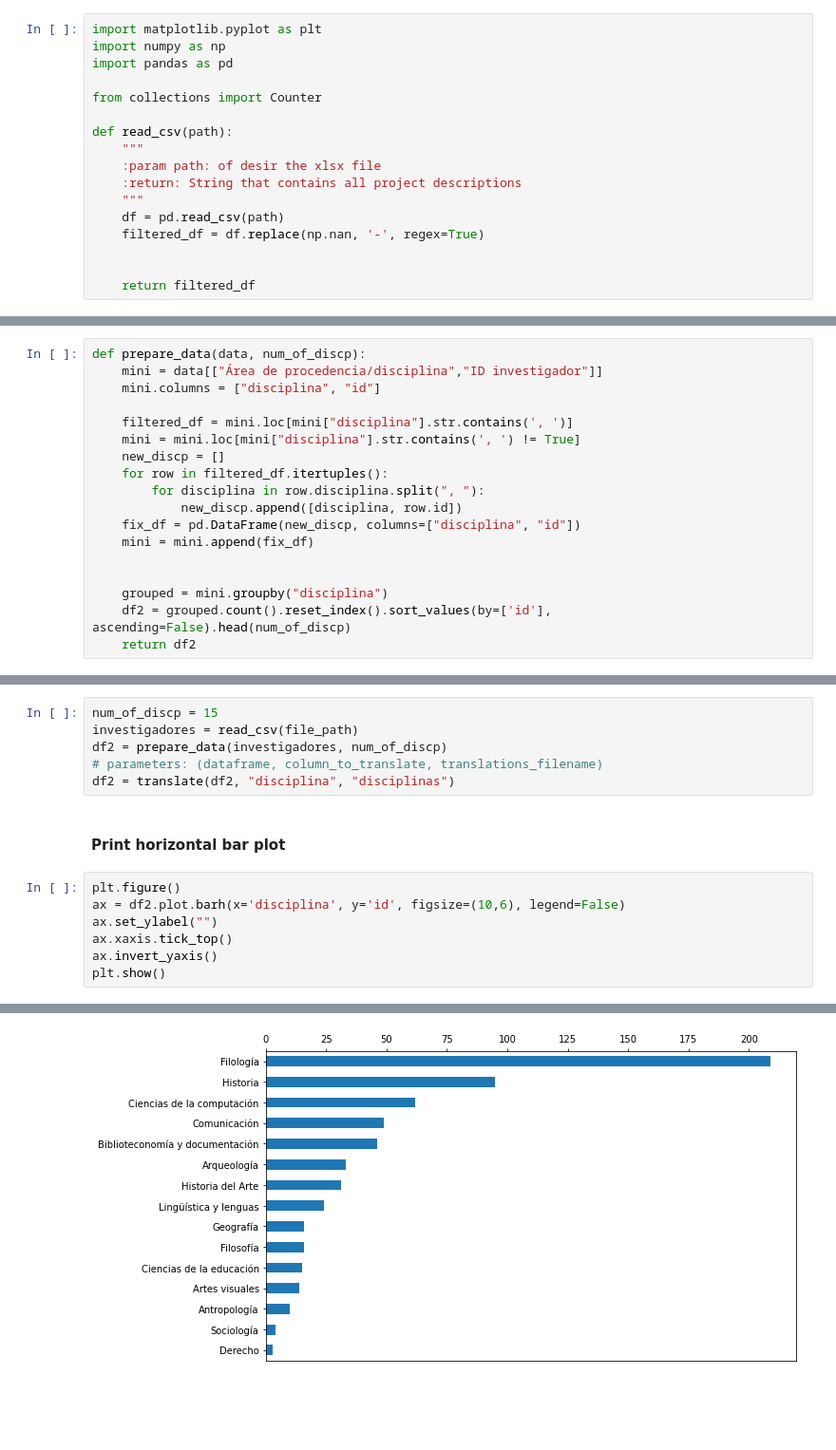
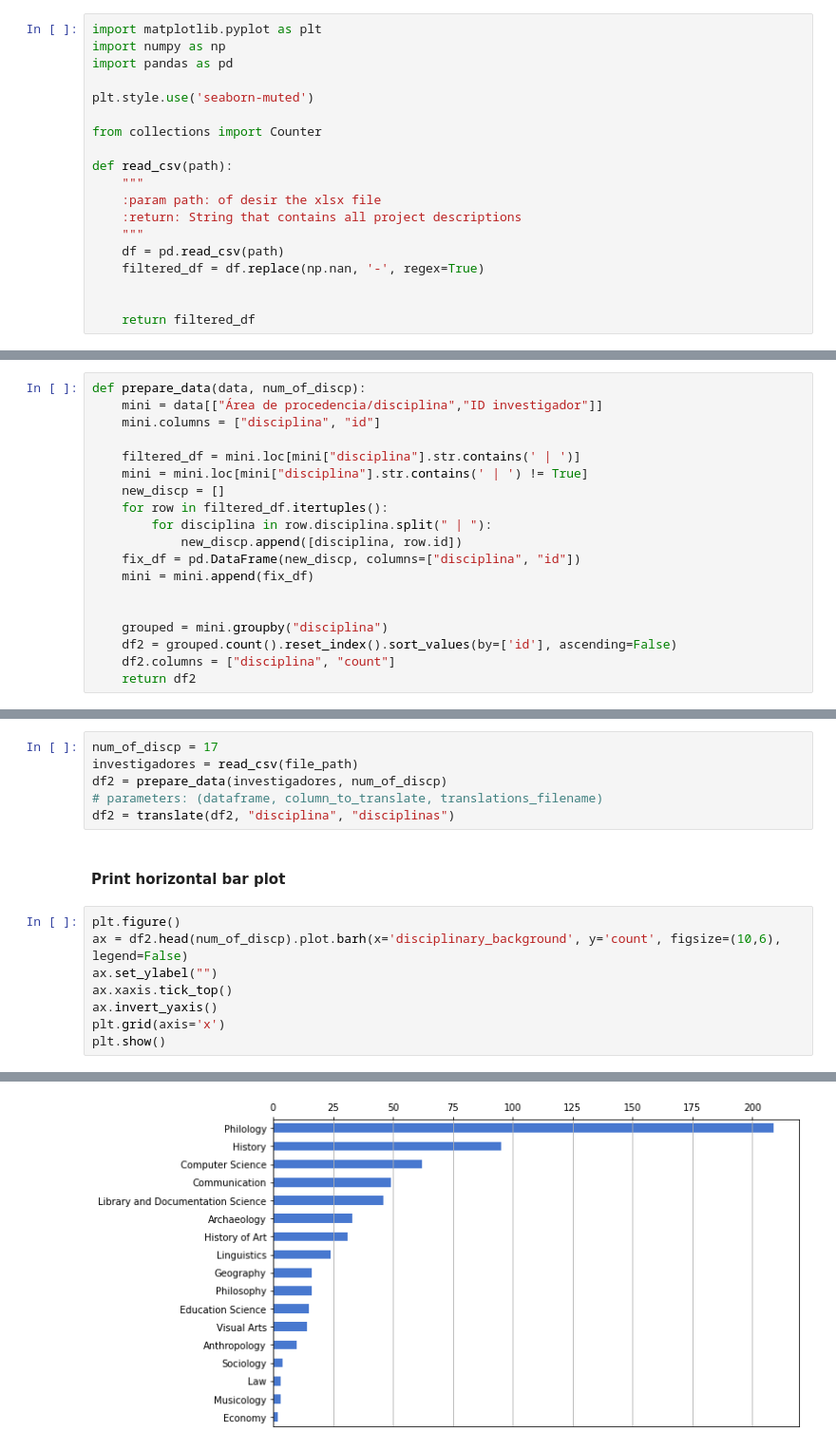
Before and after one commit to linhd-postdata/desir, a Jupyter notebook: Fig04. Disciplinary backgrounds of researchers.ipynb, the cells around one changed output, grey strips where cells are left out. Shown at 95% size. Saved outputs shown, nothing was run; the diff lists cells and outputs as text; blank space fills up the shorter version.

Commit message:
Corrected data on plot, fixes #7

```diff
--- a/Fig04. Disciplinary backgrounds of researchers.ipynb
+++ b/Fig04. Disciplinary backgrounds of researchers.ipynb
@@ -6,6 +6,8 @@
 import matplotlib.pyplot as plt
 import numpy as np
 import pandas as pd
+
+plt.style.use('seaborn-muted')
 
 from collections import Counter
 
@@ -30,18 +32,19 @@ def prepare_data(data, num_of_discp):
     mini = data[["Área de procedencia/disciplina","ID investigador"]]
     mini.columns = ["disciplina", "id"]
 
-    filtered_df = mini.loc[mini["disciplina"].str.contains(', ')]
-    mini = mini.loc[mini["disciplina"].str.contains(', ') != True]
+    filtered_df = mini.loc[mini["disciplina"].str.contains(' | ')]
+    mini = mini.loc[mini["disciplina"].str.contains(' | ') != True]
     new_discp = []
     for row in filtered_df.itertuples():
-        for disciplina in row.disciplina.split(", "):
+        for disciplina in row.disciplina.split(" | "):
             new_discp.append([disciplina, row.id])
     fix_df = pd.DataFrame(new_discp, columns=["disciplina", "id"])
     mini = mini.append(fix_df)
 
 
     grouped = mini.groupby("disciplina")
-    df2 = grouped.count().reset_index().sort_values(by=['id'], ascending=False).head(num_of_discp)
+    df2 = grouped.count().reset_index().sort_values(by=['id'], ascending=False)
+    df2.columns = ["disciplina", "count"]
     return df2
 # %% [markdown]
 #### Function to translate disciplinary backgrounds
@@ -55,7 +58,7 @@ def translate(dataframe, column_to_translate, translations_filename):
 #### Run program
 ## Change 'num_of_discp' to show as many disciplinary backgrounds as you want
 # %%
-num_of_discp = 15
+num_of_discp = 17
 investigadores = read_csv(file_path)
 df2 = prepare_data(investigadores, num_of_discp)
 # parameters: (dataframe, column_to_translate, translations_filename)
@@ -64,11 +67,12 @@ df2 = translate(df2, "disciplina", "disciplinas")
 #### Print horizontal bar plot
 # %%
 plt.figure()
-ax = df2.plot.barh(x='disciplina', y='id', figsize=(10,6), legend=False)
+ax = df2.head(num_of_discp).plot.barh(x='disciplinary_background', y='count', figsize=(10,6), legend=False)
 ax.set_ylabel("")
 ax.xaxis.tick_top()
 ax.invert_yaxis()
+plt.grid(axis='x')
 plt.show()
 # %% [output]
 <Figure size 432x288 with 0 Axes>
-[figure, old version]
+[figure, new version]
```
Also changed, not shown: parts of 1 cell of this notebook, 1 other file.
